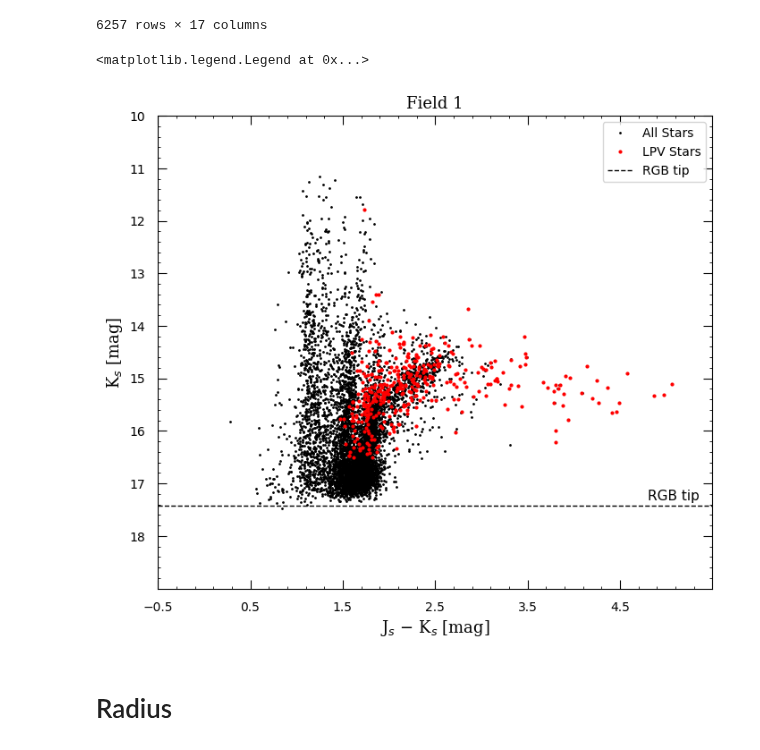
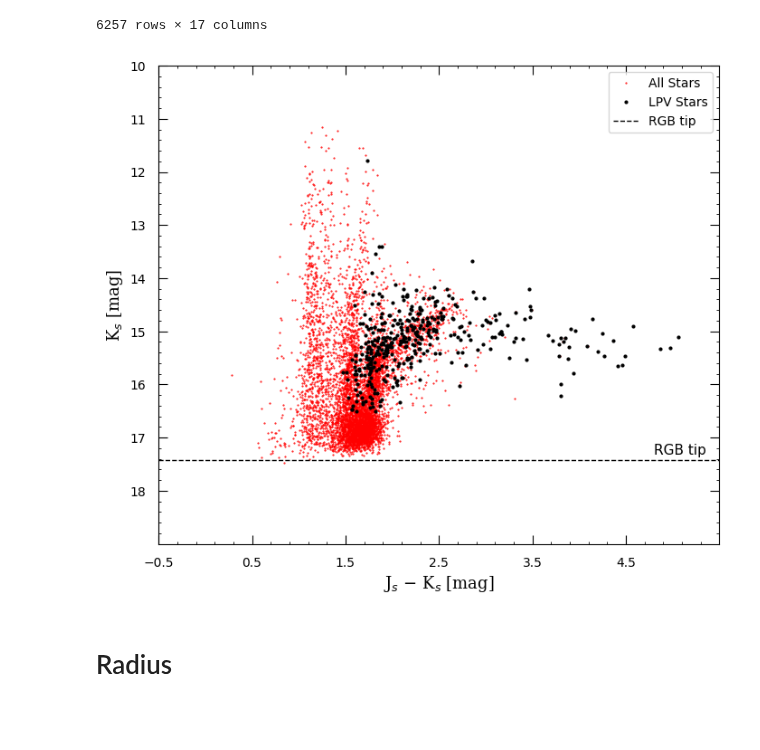
Before and after one commit to Mahdi-Abdollahii/NGC_6822, a Jupyter notebook: Trilegal_Data_Visualization/NGC6822_Trilegal_and_INF.ipynb, the cells around one changed output. Drawn from its saved outputs; the diff is of its cells as text; code cells hidden in the pictures; blank space fills up the shorter version.

```diff
--- a/Trilegal_Data_Visualization/NGC6822_Trilegal_and_INF.ipynb
+++ b/Trilegal_Data_Visualization/NGC6822_Trilegal_and_INF.ipynb
@@ -96,40 +96,39 @@ Y = (df['Ks'])
 # %%
 plt.figure(figsize = (8,7), dpi = 100)
 
-plt.title('Field 1', fontsize = 13, fontname = "serif")
+#plt.title('Field 1', fontsize = 13, fontname = "serif")
 
 plt.tick_params(axis='both',which='major', length=7    ,pad=10,direction='in')
 plt.tick_params(axis='y'   ,which='both' ,left= True   ,direction='in')
 plt.tick_params(axis='x'   ,which='both' ,bottom= True ,direction='in')
 plt.tick_params(axis='x'   ,which='both' ,top= True    ,direction='in')
 plt.tick_params(axis='y'   ,which='both' ,right= True  ,direction='in')
 plt.minorticks_on()
 
 xmax , xmin = 5.5 , -0.5
 ymax , ymin = 19  , 10
 
 plt.xticks(np.arange(xmin , xmax , step=1))
 plt.yticks(np.arange(ymin , ymax , step=1))
 plt.xlim(xmin, xmax )
 plt.ylim(ymax, ymin )
 
 #Selected Stars 'LPV'
 plt.xlabel('J$_s$ $-$ K$_s$ [mag]', fontsize = 13, fontname = "serif")
 plt.ylabel('K$_s$ [mag]'          , fontsize = 13, fontname = "serif")
 
 #All stars
-plt.plot((df_Whitelock['Jmag(mag)']-Aj) - (df_Whitelock['Ksmag(mag)']-Ak), (df_Whitelock['Ksmag(mag)']-Ak) ,'k.', markersize = '2', label = 'All Stars')
-plt.plot(X, Y,'r.', markersize = '4', label = 'LPV Stars')
+plt.plot((df_Whitelock['Jmag(mag)']-Aj) - (df_Whitelock['Ksmag(mag)']-Ak), (df_Whitelock['Ksmag(mag)']-Ak) ,'r.', markersize = '1', label = 'All Stars')
+plt.plot(X, Y,'k.', markersize = '4', label = 'LPV Stars')
 
 #RGBT
 plt.axhline(y= RGBT , linewidth=1, color='k', linestyle='--', label = 'RGB tip')
 plt.text( xmax - 0.7 , RGBT - 0.1 , 'RGB tip', fontsize=11)
 
 plt.legend(loc='upper right')
-#plt.savefig('CMD-Field1.jpeg', bbox_inches='tight', dpi = 400)
+plt.savefig('CMD-With_Whitelock.jpeg', bbox_inches='tight', dpi = 400)
 # %% [output]
-<matplotlib.legend.Legend at 0x...>
-[figure, old version]
+[figure, new version]
 # %% [markdown]
 # Radius
 # %%
```
